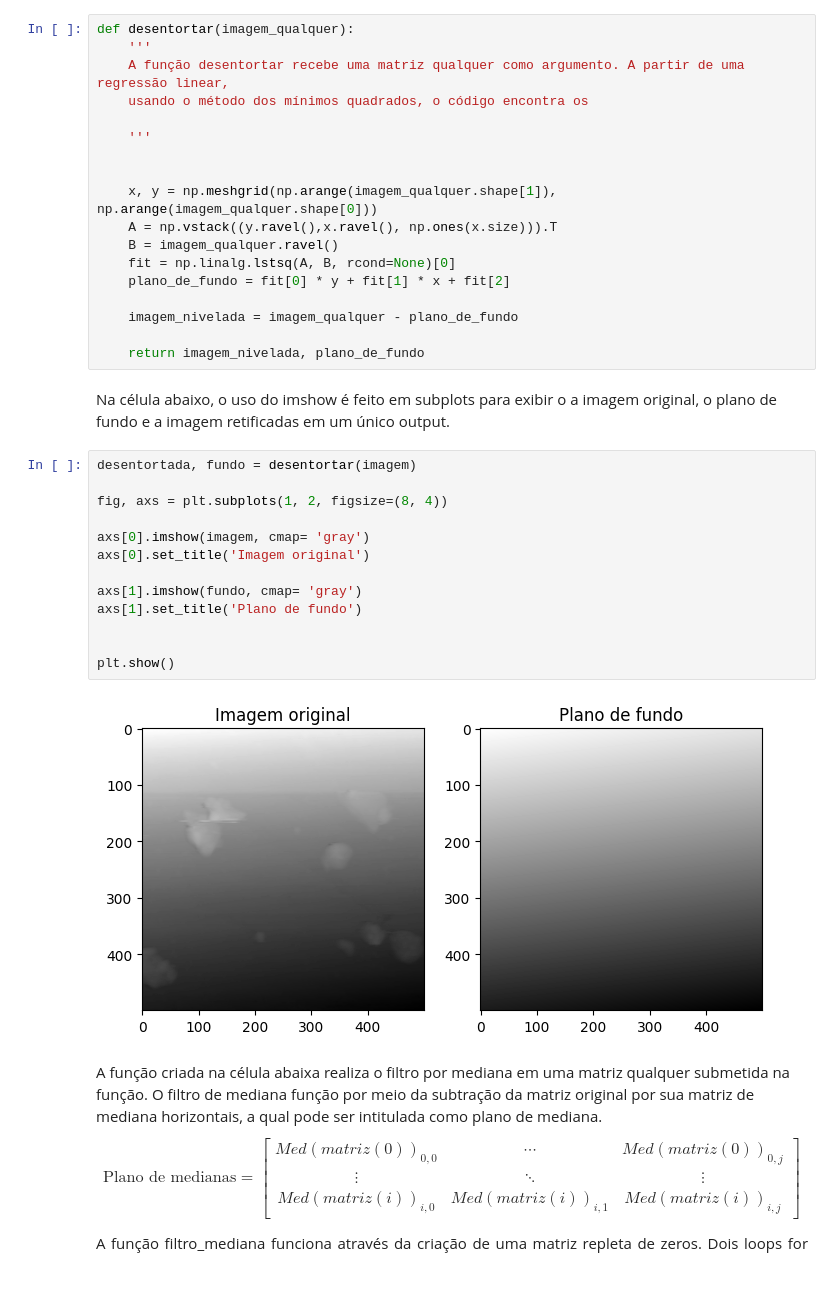
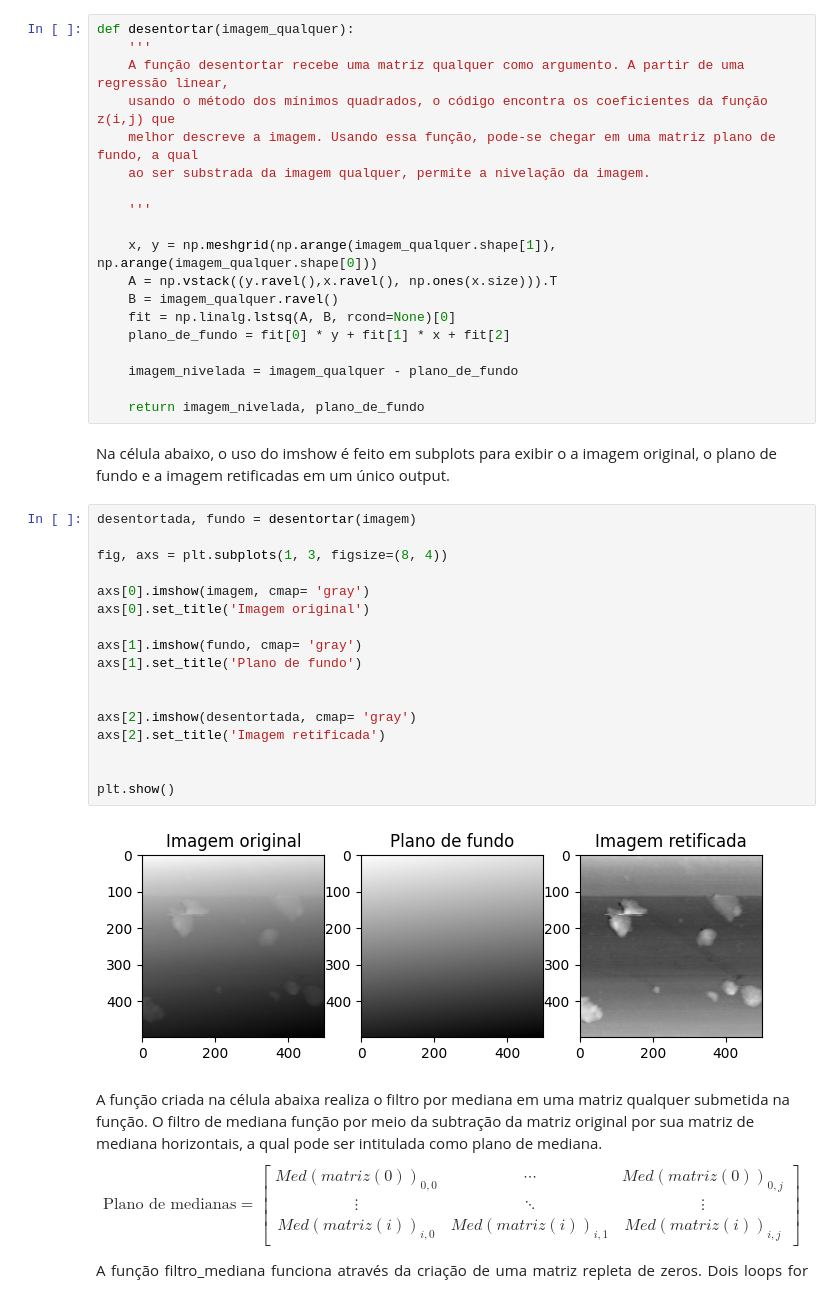
Before and after one commit to joseDavid23038/do_gwyddion_ao_python, a Jupyter notebook: Entendendo os mecanismos/Entendendo os mecanismo.ipynb, the cells around one changed output. Cells and saved outputs as stored; diff of their text form.

```diff
--- a/Entendendo os mecanismos/Entendendo os mecanismo.ipynb
+++ b/Entendendo os mecanismos/Entendendo os mecanismo.ipynb
@@ -55,10 +55,11 @@ e c são encontrados atráves de uma regressão linear por meio da função lsts
 def desentortar(imagem_qualquer):
     '''
     A função desentortar recebe uma matriz qualquer como argumento. A partir de uma regressão linear,
-    usando o método dos mínimos quadrados, o código encontra os
+    usando o método dos mínimos quadrados, o código encontra os coeficientes da função z(i,j) que
+    melhor descreve a imagem. Usando essa função, pode-se chegar em uma matriz plano de fundo, a qual
+    ao ser substrada da imagem qualquer, permite a nivelação da imagem.
 
     '''
-
 
     x, y = np.meshgrid(np.arange(imagem_qualquer.shape[1]), np.arange(imagem_qualquer.shape[0]))
     A = np.vstack((y.ravel(),x.ravel(), np.ones(x.size))).T
@@ -74,18 +75,22 @@ Na célula abaixo, o uso do imshow é feito em subplots para exibir o a imagem o
 # %%
 desentortada, fundo = desentortar(imagem)
 
-fig, axs = plt.subplots(1, 2, figsize=(8, 4))
+fig, axs = plt.subplots(1, 3, figsize=(8, 4))
 
 axs[0].imshow(imagem, cmap= 'gray')
 axs[0].set_title('Imagem original')
 
 axs[1].imshow(fundo, cmap= 'gray')
 axs[1].set_title('Plano de fundo')
 
 
+axs[2].imshow(desentortada, cmap= 'gray')
+axs[2].set_title('Imagem retificada')
+
+
 plt.show()
 # %% [output]
-[figure, old version]
+[figure, new version]
 # %% [markdown]
 A função criada na célula abaixa realiza o filtro por mediana em uma matriz qualquer submetida na função. O filtro de mediana função por meio da subtração da matriz original por sua matriz de mediana horizontais, a qual pode ser intitulada como plano de mediana.
 <br>
```
Also changed, not shown: parts of 9 cells of this notebook.
